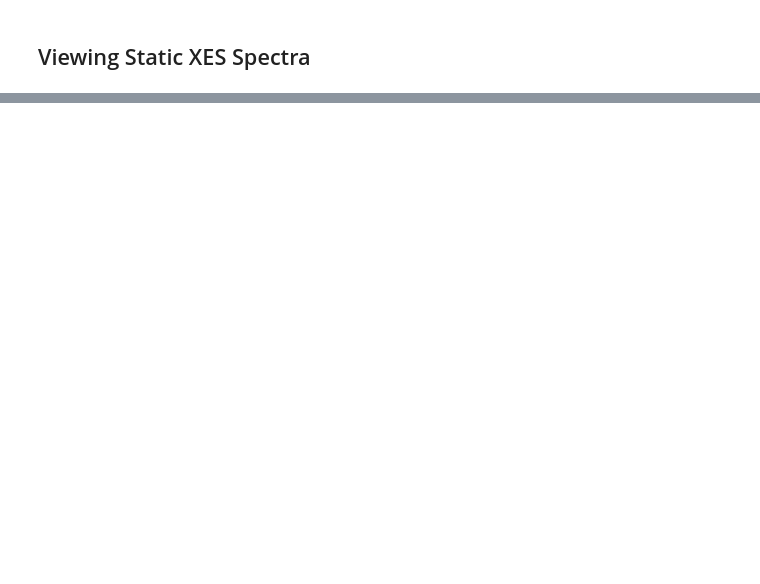
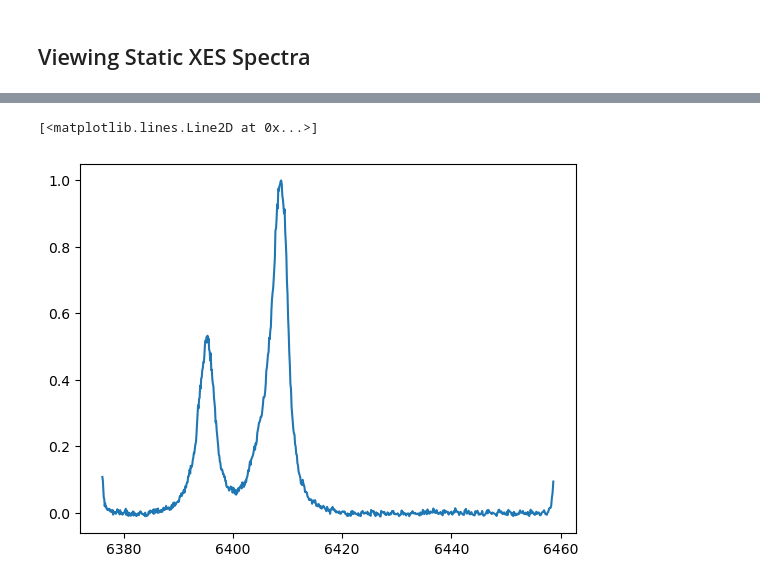
Before and after one commit to lg345/XSpect, a Jupyter notebook: XSpect_XES_mfxl1015522.ipynb, the cells around one changed output, grey strips where cells are left out. Saved outputs shown, nothing was run; the diff lists cells and outputs as text; code cells hidden in the pictures; blank space fills up the shorter version.

```diff
--- a/XSpect_XES_mfxl1015522.ipynb
+++ b/XSpect_XES_mfxl1015522.ipynb
@@ -80 +81,10 @@ plt.show()
+# %%
+#First moment calculated after maximum peak normalized to 1
+v.normalize_peak(6386,6418)
+xes.first_moment=Peaks.first_moment(v.energy,v.normalized_peak,6402,6415)
+xes.fwhm=Peaks.gaussian_fwhm(v.energy,v.normalized_peak,6402,6415)
+plt.plot(v.energy,v.normalized_peak)
+# %% [output]
+[<matplotlib.lines.Line2D at 0x...>]
+[figure, added]
 # %%
```
Also changed, not shown: parts of 12 cells of this notebook, 5 other files.
